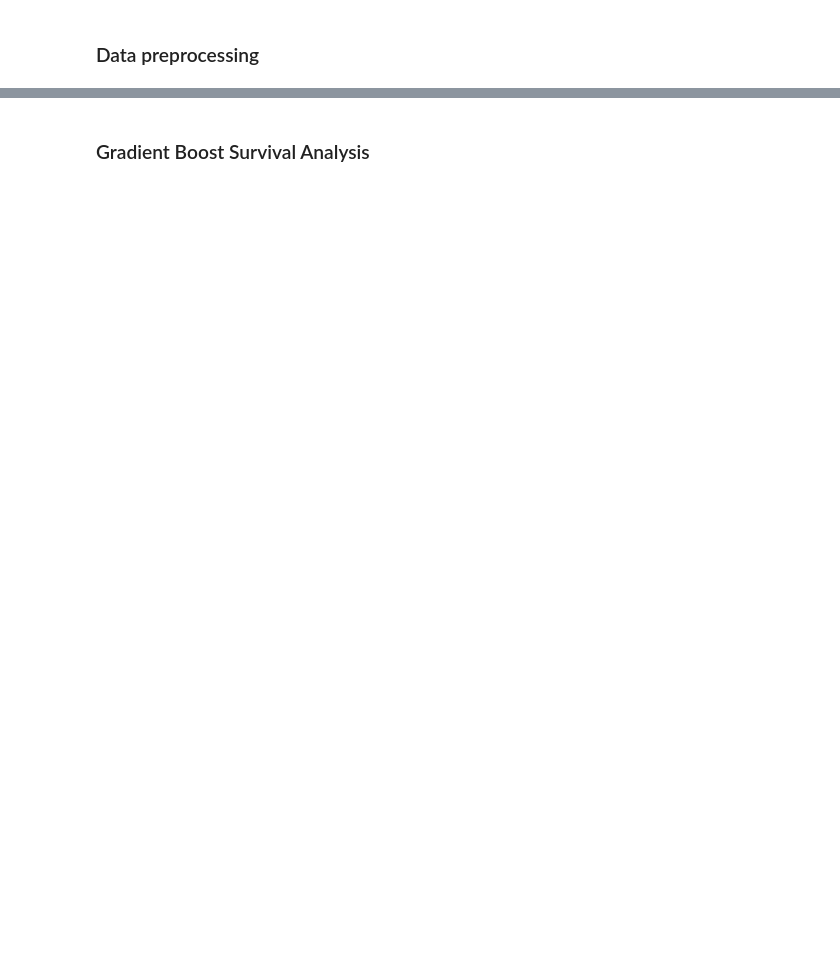
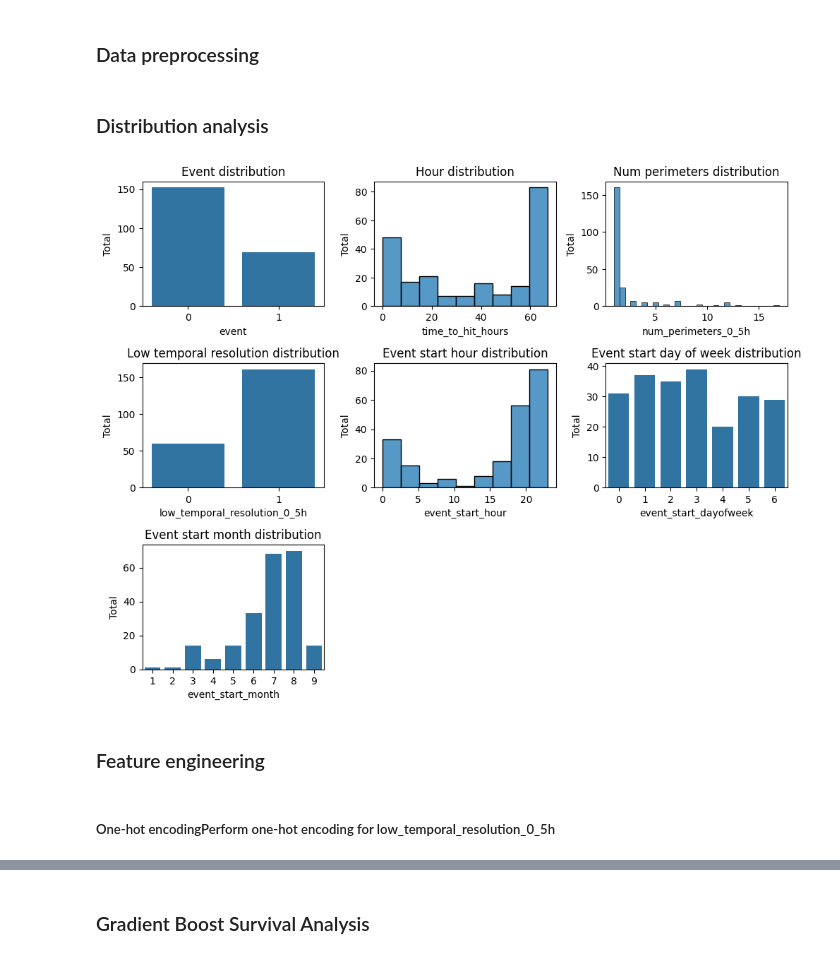
Before and after one commit to ChuongLe279/Kaggle-Competition, a Jupyter notebook: WiDSWorldWide_GlobalDathon26/gbsa_lightgbm_ver5.ipynb, the cells around one changed output, grey strips where cells are left out. Drawn from its saved outputs; the diff is of its cells as text; code cells hidden in the pictures; blank space fills up the shorter version.

```diff
--- a/WiDSWorldWide_GlobalDathon26/gbsa_lightgbm_ver5.ipynb
+++ b/WiDSWorldWide_GlobalDathon26/gbsa_lightgbm_ver5.ipynb
@@ -98,0 +71,46 @@ def compute_ipcw():
+# %% [markdown]
+### Distribution analysis
+# %%
+#Cardinality check (categorical)
+fig, axes = plt.subplots(4, 3, figsize=(10, 10))
+axes = axes.flatten()
+
+sns.countplot(data=train, x='event', ax=axes[0])
+axes[0].set_ylabel("Total")
+axes[0].set_title('Event distribution')
+
+sns.histplot(data=train, x='time_to_hit_hours', ax=axes[1])
+axes[1].set_ylabel("Total")
+axes[1].set_title('Hour distribution')
+
+sns.histplot(data=train, x='num_perimeters_0_5h', ax=axes[2])
+axes[2].set_ylabel("Total")
+axes[2].set_title('Num perimeters distribution')
+
+sns.countplot(data=train, x='low_temporal_resolution_0_5h', ax=axes[3])
+axes[3].set_ylabel("Total")
+axes[3].set_title('Low temporal resolution distribution')
+
+sns.histplot(data=train, x='event_start_hour', ax=axes[4])
+axes[4].set_ylabel("Total")
+axes[4].set_title('Event start hour distribution')
+
+sns.countplot(data=train, x='event_start_dayofweek', ax=axes[5])
+axes[5].set_ylabel("Total")
+axes[5].set_title('Event start day of week distribution')
+
+sns.countplot(data=train, x='event_start_month', ax=axes[6])
+axes[6].set_ylabel("Total")
+axes[6].set_title('Event start month distribution')
+
+for i in range(7, 12):
+    fig.delaxes(axes[i])
+
+plt.tight_layout()
+plt.show()
+# %% [output]
+[figure, added]
+# %% [markdown]
+### Feature engineering
+# %% [markdown]
+##### One-hot encodingPerform one-hot encoding for low_temporal_resolution_0_5h
```
Also changed, not shown: parts of 39 cells of this notebook, 3 other files.
